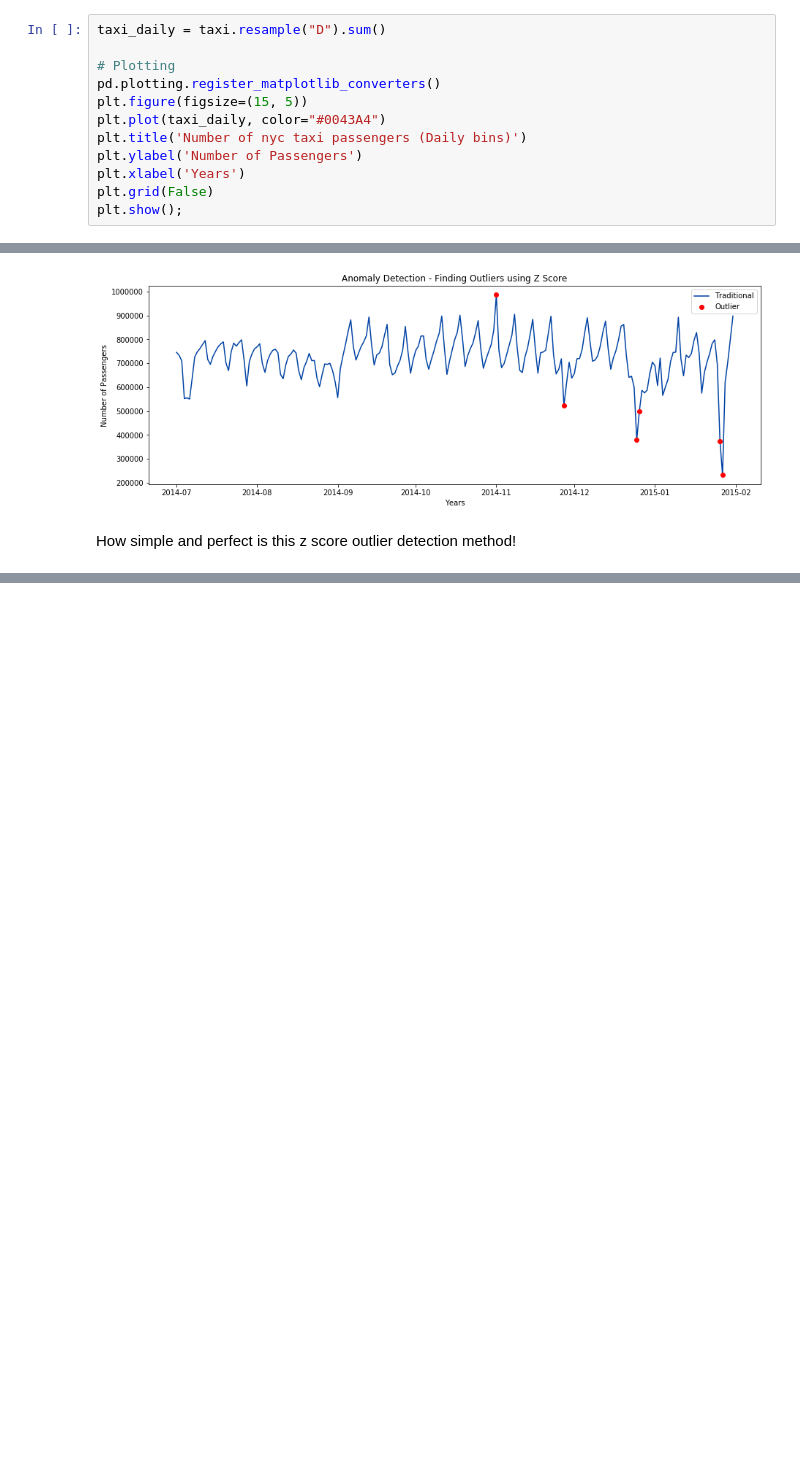
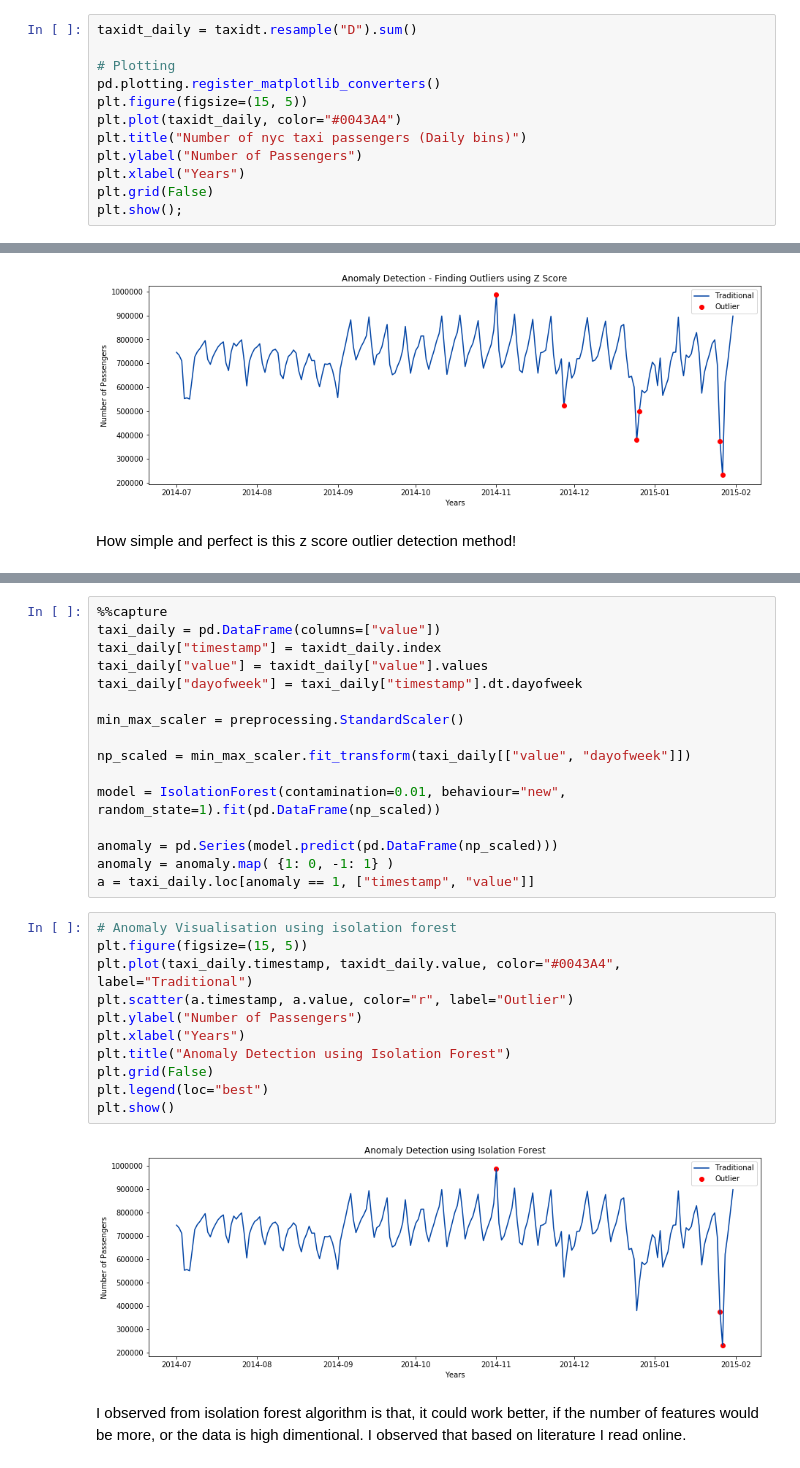
Before and after one commit to Ruturaj4/d_st_reams_of_anomalies, a Jupyter notebook: notebooks/1.0-rkv-d-st-reams-of-anomalies.ipynb, the cells around one changed output, grey strips where cells are left out. Drawn from its saved outputs; the diff is of its cells as text; blank space fills up the shorter version.

Commit message:
trained algorithms

```diff
--- a/notebooks/1.0-rkv-d-st-reams-of-anomalies.ipynb
+++ b/notebooks/1.0-rkv-d-st-reams-of-anomalies.ipynb
@@ -73,15 +81,15 @@ plt.show();
 <p>We can sum up the data into daily bins</p>
 <p>As we already know that anomalies are present daily/ seasonally.</p>
 # %%
-taxi_daily = taxi.resample("D").sum()
+taxidt_daily = taxidt.resample("D").sum()
 
 # Plotting
 pd.plotting.register_matplotlib_converters()
 plt.figure(figsize=(15, 5))
-plt.plot(taxi_daily, color="#0043A4")
-plt.title('Number of nyc taxi passengers (Daily bins)')
-plt.ylabel('Number of Passengers')
-plt.xlabel('Years')
+plt.plot(taxidt_daily, color="#0043A4")
+plt.title("Number of nyc taxi passengers (Daily bins)")
+plt.ylabel("Number of Passengers")
+plt.xlabel("Years")
 plt.grid(False)
 plt.show();
 # %% [output]
@@ -144,0 +183,32 @@ How simple and perfect is this z score outlier detection method!
+# %%
+%%capture
+taxi_daily = pd.DataFrame(columns=["value"])
+taxi_daily["timestamp"] = taxidt_daily.index
+taxi_daily["value"] = taxidt_daily["value"].values
+taxi_daily["dayofweek"] = taxi_daily["timestamp"].dt.dayofweek
+
+min_max_scaler = preprocessing.StandardScaler()
+
+np_scaled = min_max_scaler.fit_transform(taxi_daily[["value", "dayofweek"]])
+
+model = IsolationForest(contamination=0.01, behaviour="new", random_state=1).fit(pd.DataFrame(np_scaled))
+
+anomaly = pd.Series(model.predict(pd.DataFrame(np_scaled)))
+anomaly = anomaly.map( {1: 0, -1: 1} )
+a = taxi_daily.loc[anomaly == 1, ["timestamp", "value"]]
+# %%
+# Anomaly Visualisation using isolation forest
+plt.figure(figsize=(15, 5))
+plt.plot(taxi_daily.timestamp, taxidt_daily.value, color="#0043A4", label="Traditional")
+plt.scatter(a.timestamp, a.value, color="r", label="Outlier")
+plt.ylabel("Number of Passengers")
+plt.xlabel("Years")
+plt.title("Anomaly Detection using Isolation Forest")
+plt.grid(False)
+plt.legend(loc="best")
+plt.show()
+# %% [output]
+[figure, added]
+# %% [markdown]
+I observed from isolation forest algorithm is that, it could work better, if the number of features would be more,
+or the data is high dimentional. I observed that based on literature I read online.
```
Also changed, not shown: parts of 14 cells of this notebook.
